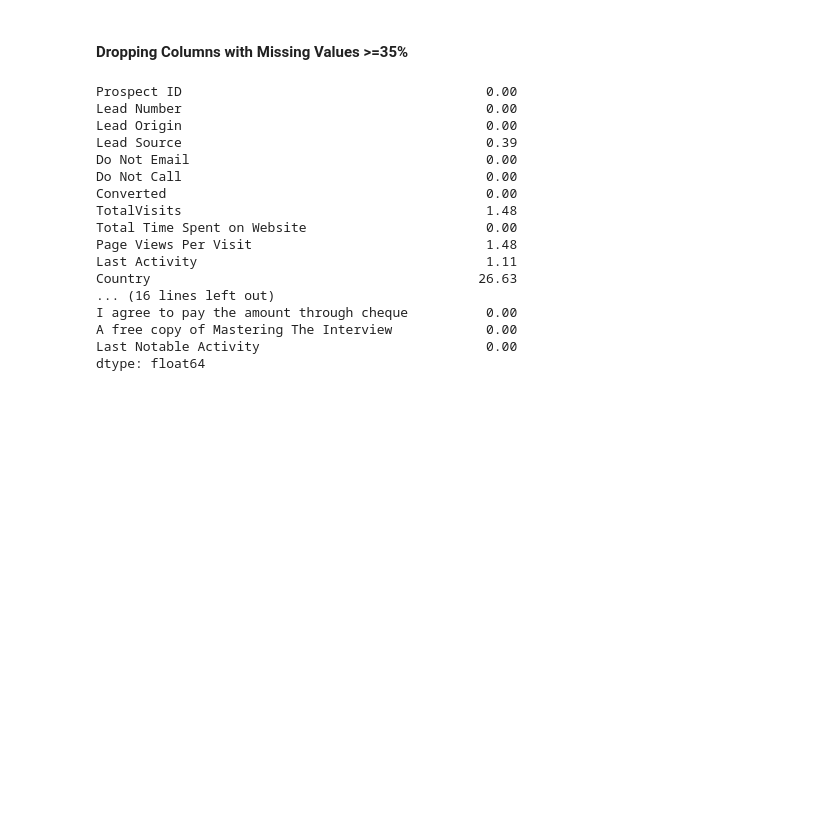
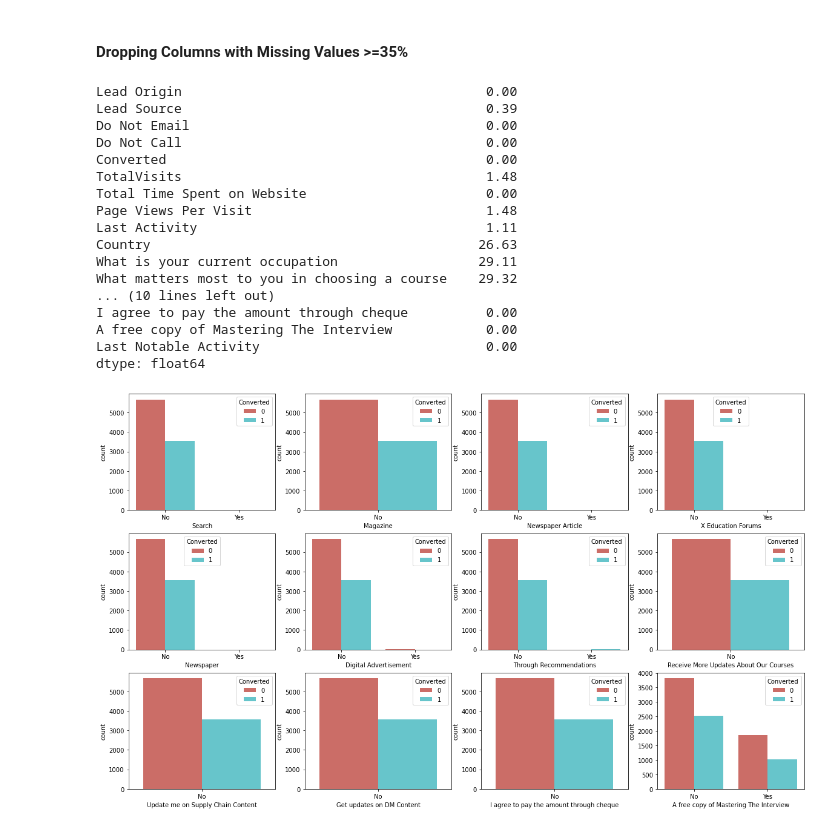
Before and after one commit to sumeet1396/Leading-Scoring-Case-Study, a Jupyter notebook: lead-scoring.ipynb, the cells around one changed output. Drawn from its saved outputs; the diff is of its cells as text; code cells hidden in the pictures; blank space fills up the shorter version.

Commit message:
data preparation start

```diff
--- a/lead-scoring.ipynb
+++ b/lead-scoring.ipynb
@@ -83,6 +83,9 @@ There are no duplicate values in 'Prospect ID' & 'Lead Number'
 leadsDataframe.drop(['Prospect ID', 'Lead Number'], 1, inplace = True)
 # %% [markdown]
 It is apparent that some columns contain the level 'Select', indicating that the customer did not choose an option for that specific column. Consequently, these values are equivalent to missing values, and we will transform 'Select' values into NaN.
+# %%
+#Replacing 'Select' values with Nan
+leadsDataframe=leadsDataframe.replace("Select", np.nan)
 # %%
 #Checking for count of missing values in each column
 leadsDataframe.isnull().sum()
@@ -140,8 +143,6 @@ for i in missingColumns:
 #checking percentage of null values in each column after dropping columns with more than 45% missing values
 round(100*(leadsDataframe.isnull().sum()/len(leadsDataframe.index)), 2)
 # %% [output]
-Prospect ID                                       0.00
-Lead Number                                       0.00
 Lead Origin                                       0.00
 Lead Source                                       0.39
 Do Not Email                                      0.00
@@ -152,8 +153,30 @@ Total Time Spent on Website                       0.00
 Page Views Per Visit                              1.48
 Last Activity                                     1.11
 Country                                          26.63
-... (16 lines left out)
+What is your current occupation                  29.11
+What matters most to you in choosing a course    29.32
+... (10 lines left out)
 I agree to pay the amount through cheque          0.00
 A free copy of Mastering The Interview            0.00
 Last Notable Activity                             0.00
 dtype: float64
+# %%
+def funcountplot(data = 'Search', xAxis = 0, yAxis = 0, axs = []):
+    sns.countplot(x = data, hue = "Converted", data = leadsDataframe, ax = axs[xAxis,yAxis],palette = 'hls')
+# %%
+fig, dt = plt.subplots(3,4,figsize = (20,12))
+funcountplot(data = "Search", xAxis=0, yAxis=0, axs = dt)
+funcountplot(data = "Magazine", xAxis=0, yAxis=1, axs = dt)
+funcountplot(data = "Newspaper Article", xAxis=0, yAxis=2, axs = dt)
+funcountplot(data = "X Education Forums", xAxis=0, yAxis=3, axs = dt)
+funcountplot(data = "Newspaper", xAxis=1, yAxis=0, axs = dt)
+funcountplot(data = "Digital Advertisement", xAxis=1, yAxis=1, axs = dt)
+funcountplot(data = "Through Recommendations", xAxis=1, yAxis=2, axs = dt)
+funcountplot(data = "Receive More Updates About Our Courses", xAxis=1, yAxis=3, axs = dt)
+funcountplot(data = "Update me on Supply Chain Content", xAxis=2, yAxis=0, axs = dt)
+funcountplot(data = "Get updates on DM Content", xAxis=2, yAxis=1, axs = dt)
+funcountplot(data = "I agree to pay the amount through cheque", xAxis=2, yAxis=2, axs = dt)
+funcountplot(data = "A free copy of Mastering The Interview", xAxis=2, yAxis=3, axs = dt)
+plt.show()
+# %% [output]
+[figure, added]
```
Also changed, not shown: parts of 46 cells of this notebook.
